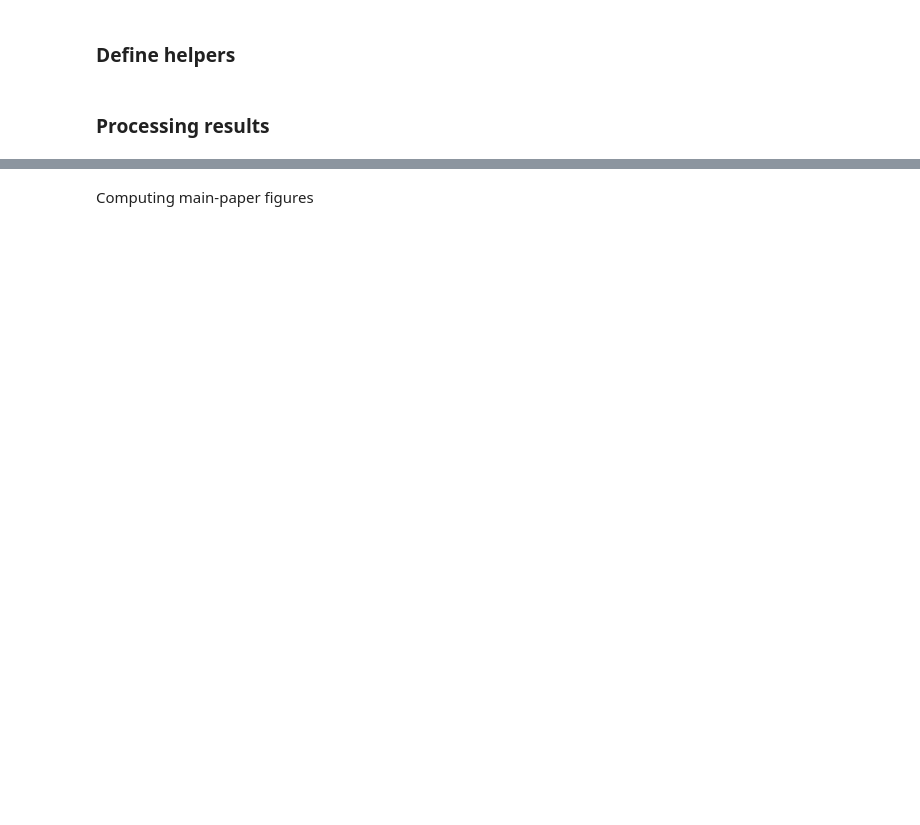
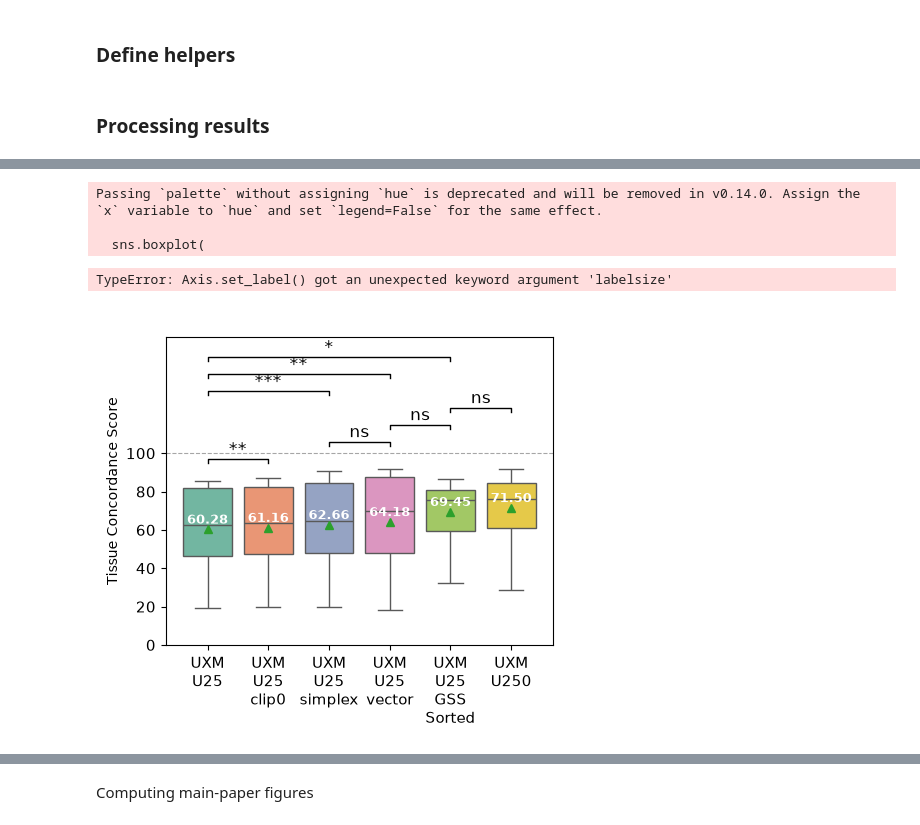
Before and after one commit to CompEpigen/syto, a Jupyter notebook: EDA/cfsort_results_analysis.ipynb, the cells around one changed output, grey strips where cells are left out. Saved outputs shown, nothing was run; the diff lists cells and outputs as text; code cells hidden in the pictures; blank space fills up the shorter version.

```diff
--- a/EDA/cfsort_results_analysis.ipynb
+++ b/EDA/cfsort_results_analysis.ipynb
@@ -1715,2 +2162,50 @@ uxm_tsc.rename(
+# %%
+agg_columns = ["Biosample term name"]
+agg_columns.extend(new_baselines_tsc.columns[4:])
+new_baselines_tsc_aggregated = (
+    new_baselines_tsc[agg_columns
+    ]
+    .groupby("Biosample term name")
+    .aggregate("mean")
+)
+# %%
+compare_methods_plot(
+    new_baselines_tsc_aggregated,
+    [
+            "UXM U25",
+            "UXM U25 clip0",
+            "UXM U25 simplex",
+            "UXM U25 vector",
+            "UXM U25 GSS Sorted",
+            "UXM U250",
+        ],
+    show_points=False,
+    # baseline='UXM U25',
+    pairs=[
+        ("UXM U25", "UXM U25 clip0"),
+        ("UXM U25", "UXM U25 vector"),
+        ("UXM U25", "UXM U25 simplex"),
+        ("UXM U25 simplex", "UXM U25 vector"),
+        ("UXM U25", "UXM U25 GSS Sorted"),
+        # ("UXM U25", "UXM U250"),
+        ("UXM U25 GSS Sorted", "UXM U250"),
+        ("UXM U25 vector", "UXM U25 GSS Sorted"),
+    ],
+    figsize=(5, 4),
+    kind="box",
+    bracket_step=0.12,
+    test="wilcoxon",
+    central_tendency="mean",
+    show_ns=True,
+    title=" ",
+    ylabel="Tissue Concordance Score",
+    save_path="uxm_rrbs_results.pdf",
+)
+# %% [output]
+Passing `palette` without assigning `hue` is deprecated and will be removed in v0.14.0. Assign the `x` variable to `hue` and set `legend=False` for the same effect.
+
+  sns.boxplot(
+TypeError: Axis.set_label() got an unexpected keyword argument 'labelsize'
+[figure, added]
 # %%
 pairwise_difference_heatmap(
```
Also changed, not shown: parts of 51 cells of this notebook, 41 other files.
